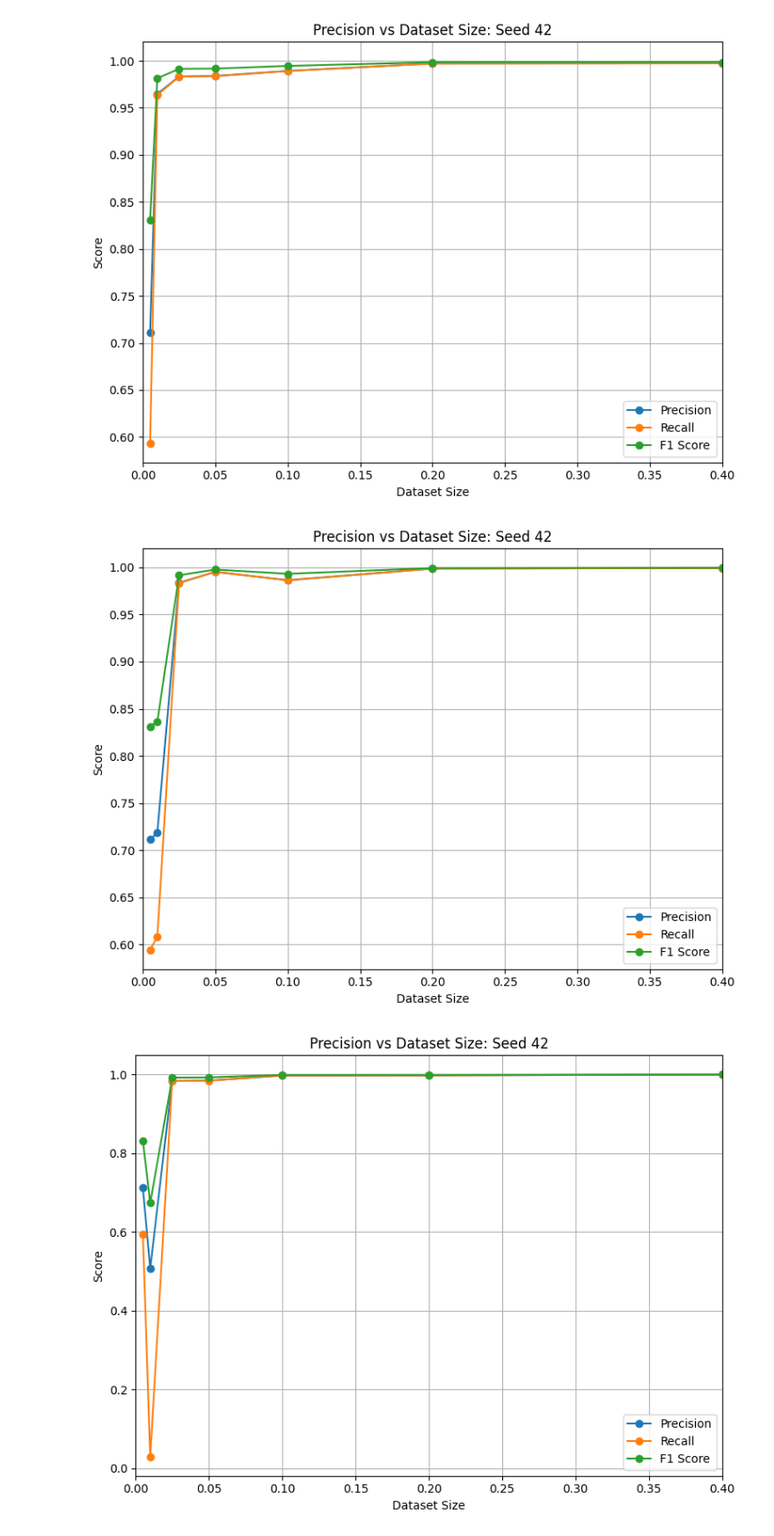
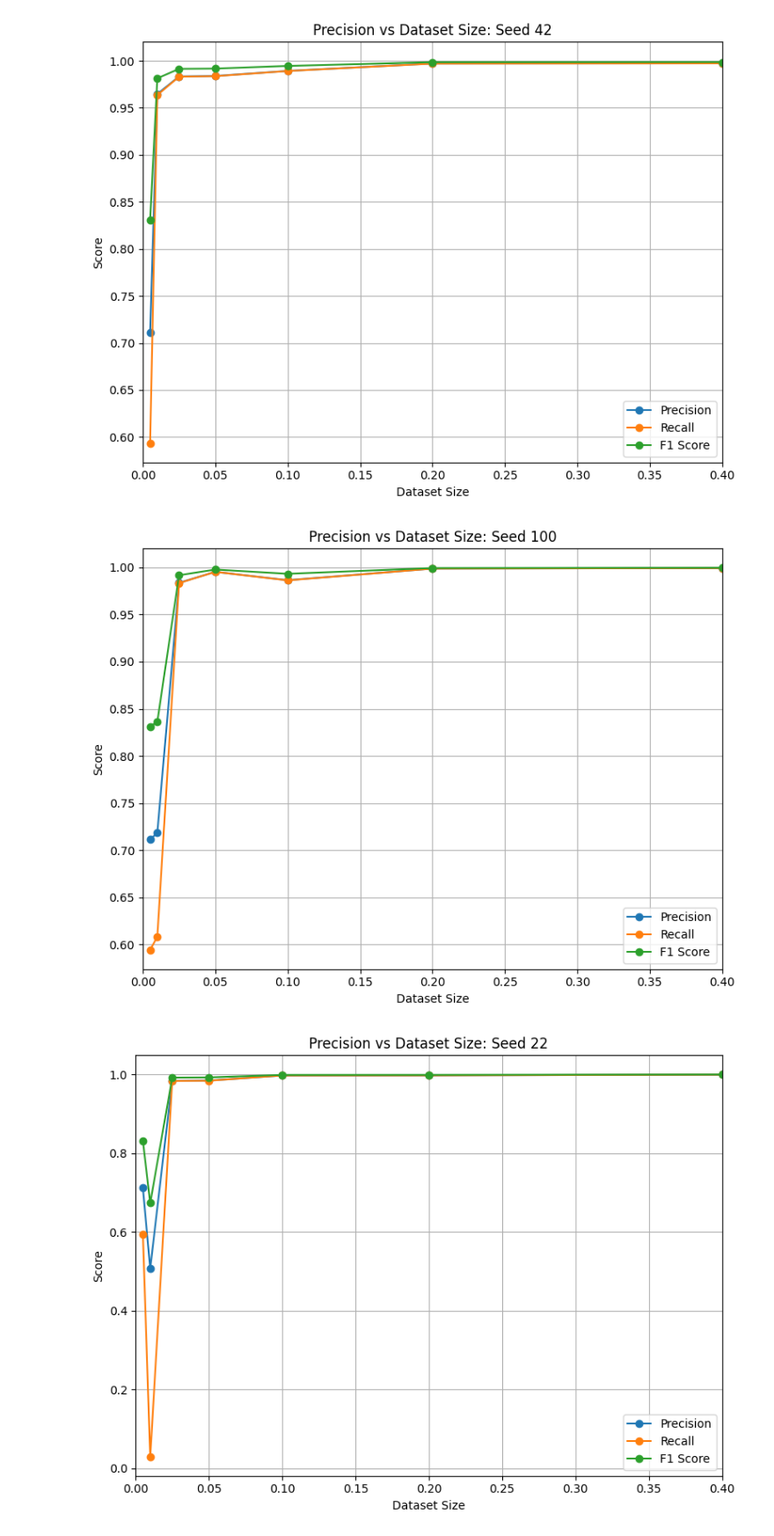
Before and after one commit to Nakul-Rajpal/IoT23-Anomaly-Detection, a Jupyter notebook: results.ipynb, the cells around one changed output. Shown: that part at 88% size. Cells and saved outputs as stored; diff of their text form; code cells hidden in the pictures.

Commit message:
Changed Titles to graphs

```diff
--- a/results.ipynb
+++ b/results.ipynb
@@ -27,25 +27,25 @@ plt.show()
 # %%
 # 100 seed results
 precision = np.array([0.9992, 0.9987, 0.9864, 0.9953, 0.9836, 0.7186, 0.7114])
 recall = np.array([0.9992, 0.9987, 0.9862, 0.9953, 0.9833, 0.6085, 0.5944])
 f1 = np.array([0.9996, 0.9993, 0.9932, 0.9977, 0.9917, 0.8363, 0.8314])
 dataset_size = np.array([0.4, 0.2, 0.1, 0.05, 0.025, 0.01, 0.005])
 plt.figure(figsize=(8, 6))
 plt.plot(dataset_size, precision, marker='o', label='Precision')
 plt.plot(dataset_size, recall, marker='o', label='Recall')
 plt.plot(dataset_size, f1, marker='o', label='F1 Score')
 
 plt.xlabel('Dataset Size')
 plt.xlim(0, 0.4)
 plt.ylabel('Score')
-plt.title('Precision vs Dataset Size: Seed 42')
+plt.title('Precision vs Dataset Size: Seed 100')
 plt.legend()
 plt.grid(True)
 plt.tight_layout()
 plt.savefig("16_4_8_Precision_100.png", dpi=300)
 plt.show()
 # %% [output]
-[figure, old version]
+[figure, new version]
 # %%
 # 22 seed results
 precision = np.array([0.9991, 0.9972, 0.997, 0.9843, 0.9836, 0.5075, 0.7114])
```
Also changed, not shown: parts of 1 cell of this notebook, 2 other files.
